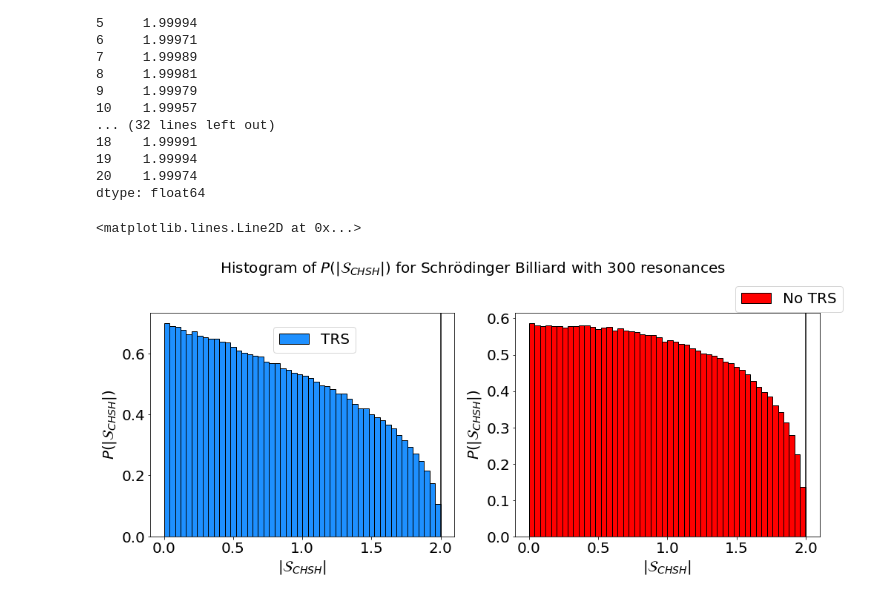
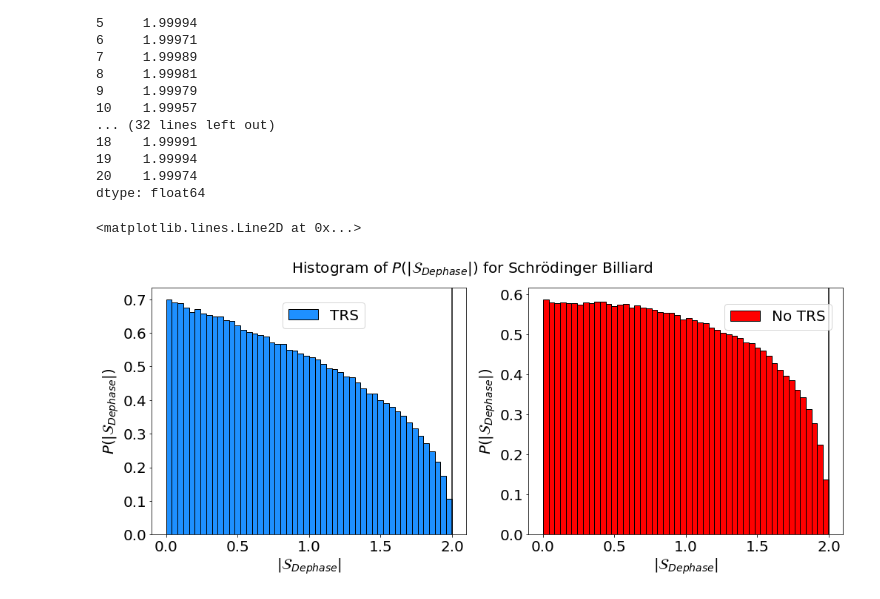
Before and after one commit to Rafffaelb/Schrodinger_Billiard, a Jupyter notebook: WignerDyson/Data_Analysis/Bell_Parameter.ipynb, the cells around one changed output. Cells and saved outputs as stored; diff of their text form; code cells hidden in the pictures.

```diff
--- a/WignerDyson/Data_Analysis/Bell_Parameter.ipynb
+++ b/WignerDyson/Data_Analysis/Bell_Parameter.ipynb
@@ -282,21 +282,21 @@ dtype: float64
 # %%
 fig, axs = plt.subplots(1,2, figsize = (14, 6), constrained_layout = True)
 
-fig.suptitle(r'Histogram of $P(|\mathcal{S}_{CHSH}|)$ for Schrödinger Billiard with 300 resonances', fontsize = 20)
+fig.suptitle(r'Histogram of $P(|\mathcal{S}_{Dephase}|)$ for Schrödinger Billiard', fontsize = 20)
 
 axs[0].hist(Bell_Parameter_Dephase_Gamma_O[:,20], bins = 50, color = 'dodgerblue', label = r'TRS', alpha = 1, density = True, histtype = 'bar', ec = 'black')
 axs[0].legend(prop = {'size': 20}, bbox_to_anchor = (0.7, 0.97))
-axs[0].set_xlabel(r'$|\mathcal{S}_{CHSH}|$', fontsize = 20)
+axs[0].set_xlabel(r'$|\mathcal{S}_{Dephase}|$', fontsize = 20)
 axs[0].tick_params(axis = 'both', which = 'major', labelsize = 20)
-axs[0].set_ylabel('$P(|\mathcal{S}_{CHSH}|)$', fontsize = 20)
+axs[0].set_ylabel('$P(|\mathcal{S}_{Dephase}|)$', fontsize = 20)
 axs[0].axvline(2, color = 'black')
 
 axs[1].hist(Bell_Parameter_Dephase_Gamma_U[:,20], bins = 50, color = 'red', label = r'No TRS', alpha = 1, density = True, histtype = 'bar', ec = 'black')
-axs[1].legend(prop = {'size': 20}, bbox_to_anchor = (0.7, 0.97))
-axs[1].set_xlabel(r'$|\mathcal{S}_{CHSH}|$', fontsize = 20)
+axs[1].legend(prop = {'size': 20}, bbox_to_anchor = (0.6, 0.8))
+axs[1].set_xlabel(r'$|\mathcal{S}_{Dephase}|$', fontsize = 20)
 axs[1].tick_params(axis = 'both', which = 'major', labelsize = 20)
-axs[1].set_ylabel('$P(|\mathcal{S}_{CHSH}|)$', fontsize = 20)
+axs[1].set_ylabel('$P(|\mathcal{S}_{Dephase}|)$', fontsize = 20)
 axs[1].axvline(2, color = 'black')
 # %% [output]
 <matplotlib.lines.Line2D at 0x...>
-[figure, old version]
+[figure, new version]
```
